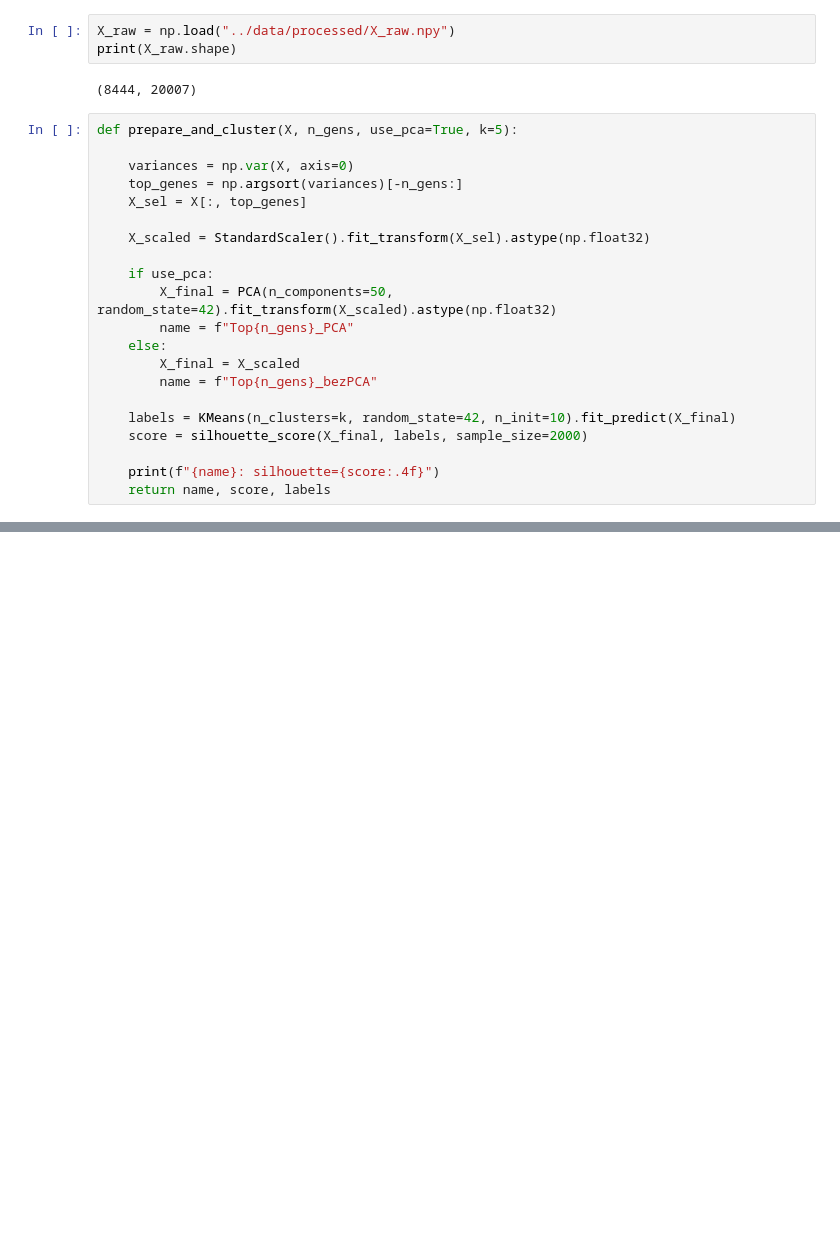
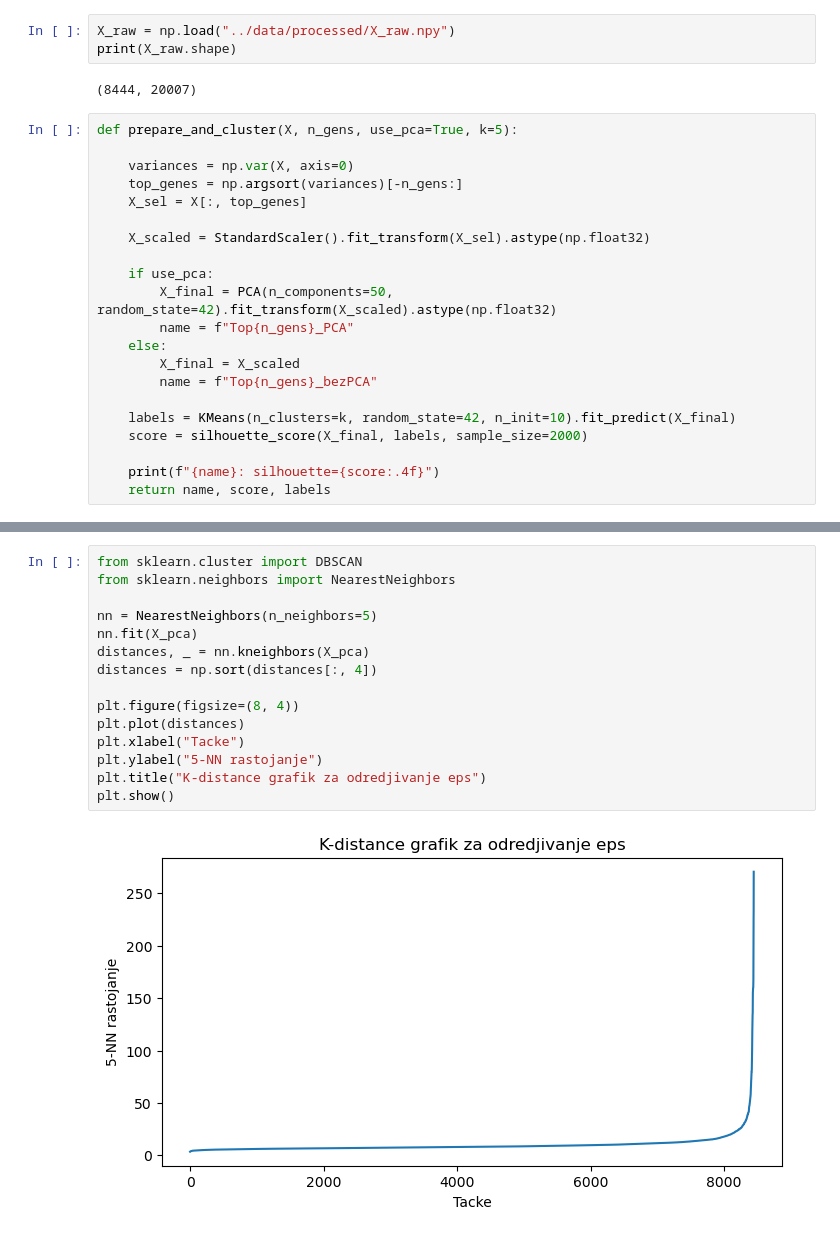
Before and after one commit to Vujasin03/gse115469, a Jupyter notebook: notebooks/analysis.ipynb, the cells around one changed output, grey strips where cells are left out. Cells and saved outputs as stored; diff of their text form; blank space fills up the shorter version.

Commit message:
dbscan i kmedoids

```diff
--- a/notebooks/analysis.ipynb
+++ b/notebooks/analysis.ipynb
@@ -300,0 +295,17 @@ np.save("../data/processed/bisect_labels.npy", bisect_labels)
+# %%
+from sklearn.cluster import DBSCAN
+from sklearn.neighbors import NearestNeighbors
+
+nn = NearestNeighbors(n_neighbors=5)
+nn.fit(X_pca)
+distances, _ = nn.kneighbors(X_pca)
+distances = np.sort(distances[:, 4])
+
+plt.figure(figsize=(8, 4))
+plt.plot(distances)
+plt.xlabel("Tacke")
+plt.ylabel("5-NN rastojanje")
+plt.title("K-distance grafik za odredjivanje eps")
+plt.show()
+# %% [output]
+[figure, added]
```
Also changed, not shown: parts of 14 cells of this notebook.
